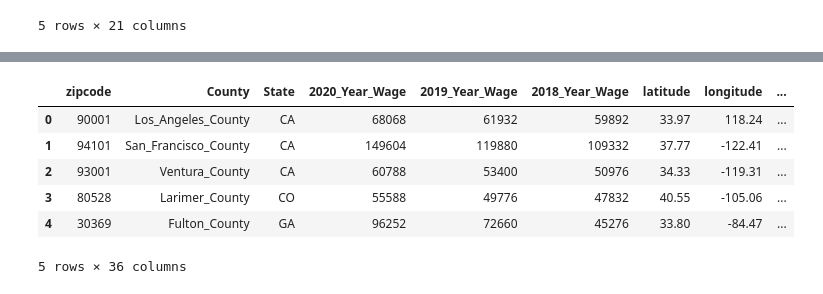
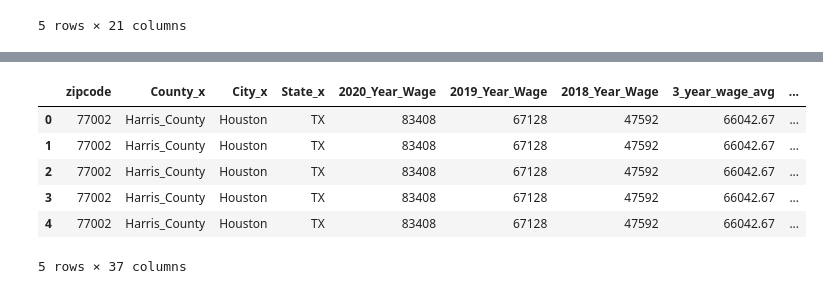
Before and after one commit to vsmolina/fiber_group, a Jupyter notebook: data/colin.ipynb, the cells around one changed output, grey strips where cells are left out. Drawn from its saved outputs; the diff is of its cells as text; code cells hidden in the pictures.

```diff
--- a/data/colin.ipynb
+++ b/data/colin.ipynb
@@ -20,6 +20,9 @@ mapbox_token = os.getenv("MAPBOX_API_KEY")
 # %%
 # Read the intennet plans data into a Pandas DataFrame
 plan_data = pd.read_csv("us_internet_plans.csv")
+plan_data["Zip_code"] = plan_data["Zip_code"].astype('Int64')
+plan_data=plan_data.set_index("Zip_code")
 #plan_data = pd.read_csv(file_path, index_col="Plan")
+
 plan_data.head()
 # %% [output]
@@ -121,15 +125,19 @@ median_income.head()
 # %%
 # concatenate median income data and internet plans
-income_v_internet = pd.concat ([median_income, plan_data], axis="columns", join="inner")
+#median_income=median_income.set_index("zipcode")
+#median_income
+#plan_data=plan_data.set_index("Zip_code")
+
+income_v_internet = median_income.merge(right= plan_data,how='inner', left_on="zipcode", right_on="Zip_code")
 income_v_internet.head()
 # %% [output]
-|  | zipcode | County | State | 2020_Year_Wage | 2019_Year_Wage | 2018_Year_Wage | latitude | longitude | ... |
-| 0 | 90001 | Los_Angeles_County | CA | 68068 | 61932 | 59892 | 33.97 | 118.24 | ... |
-| 1 | 94101 | San_Francisco_County | CA | 149604 | 119880 | 109332 | 37.77 | -122.41 | ... |
-| 2 | 93001 | Ventura_County | CA | 60788 | 53400 | 50976 | 34.33 | -119.31 | ... |
-| 3 | 80528 | Larimer_County | CO | 55588 | 49776 | 47832 | 40.55 | -105.06 | ... |
-| 4 | 30369 | Fulton_County | GA | 96252 | 72660 | 45276 | 33.80 | -84.47 | ... |
+|  | zipcode | County_x | City_x | State_x | 2020_Year_Wage | 2019_Year_Wage | 2018_Year_Wage | 3_year_wage_avg | ... |
+| 0 | 77002 | Harris_County | Houston | TX | 83408 | 67128 | 47592 | 66042.67 | ... |
+| 1 | 77002 | Harris_County | Houston | TX | 83408 | 67128 | 47592 | 66042.67 | ... |
+| 2 | 77002 | Harris_County | Houston | TX | 83408 | 67128 | 47592 | 66042.67 | ... |
+| 3 | 77002 | Harris_County | Houston | TX | 83408 | 67128 | 47592 | 66042.67 | ... |
+| 4 | 77002 | Harris_County | Houston | TX | 83408 | 67128 | 47592 | 66042.67 | ... |
-5 rows × 36 columns
+5 rows × 37 columns
 # %%
 # clean data
 #census_files = "../data"
```
Also changed, not shown: parts of 2 cells of this notebook, 1 other file.
